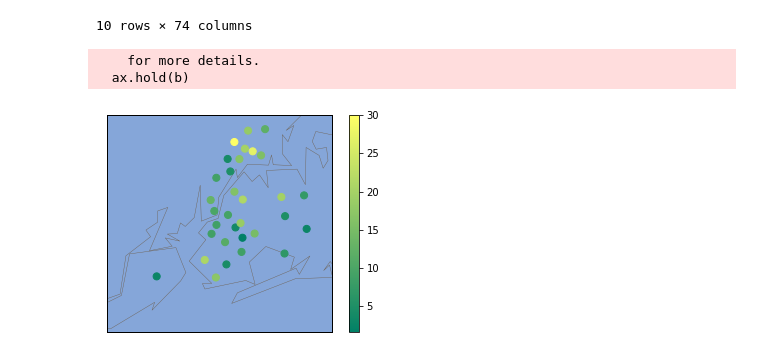
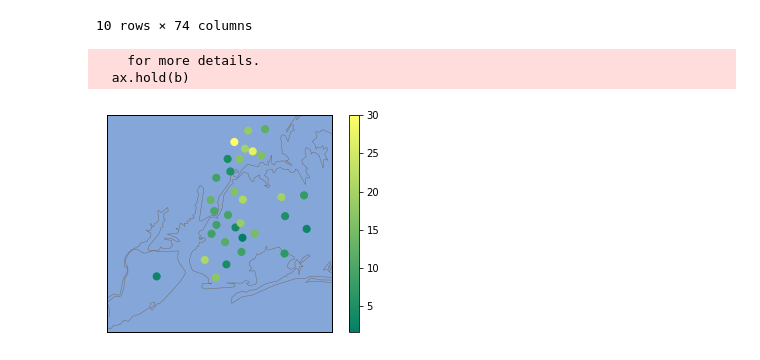
Before and after one commit to niloofarnth/NYC-schools-SAT-analysis, a Jupyter notebook: NYC-SAT-demographics.ipynb, the cells around one changed output. Saved outputs shown, nothing was run; the diff lists cells and outputs as text; code cells hidden in the pictures.

```diff
--- a/NYC-SAT-demographics.ipynb
+++ b/NYC-SAT-demographics.ipynb
@@ -274,15 +275,14 @@ districts.head(10)
 # %%
 latitude = districts['latitude'].tolist()
 longitude = districts['longitude'].tolist()
-m = Basemap(projection = 'merc', llcrnrlat= 40.49,urcrnrlat= 40.9, llcrnrlon= -74.25,urcrnrlon =  -73.69, resolution='i')
+m = Basemap(projection = 'merc', llcrnrlat= 40.49,urcrnrlat= 40.9, llcrnrlon= -74.25,urcrnrlon =  -73.69, resolution='h')
 m.drawmapboundary(fill_color='#85A6D9')
 m.drawcoastlines(color='#6D5F4f', linewidth=.4)
 m.drawrivers(color='#6D5F47', linewidth=.4)
-#x, y = m(longitude, latitude)
 m.scatter(longitude , latitude , s = 50, zorder=2, latlon= True , c = districts['ell_percent'] , cmap = 'summer')
 plt.colorbar()
 plt.show();
 # %% [output]
     for more details.
   ax.hold(b)
-[figure, old version]
+[figure, new version]
```
Also changed, not shown: parts of 23 cells of this notebook.
